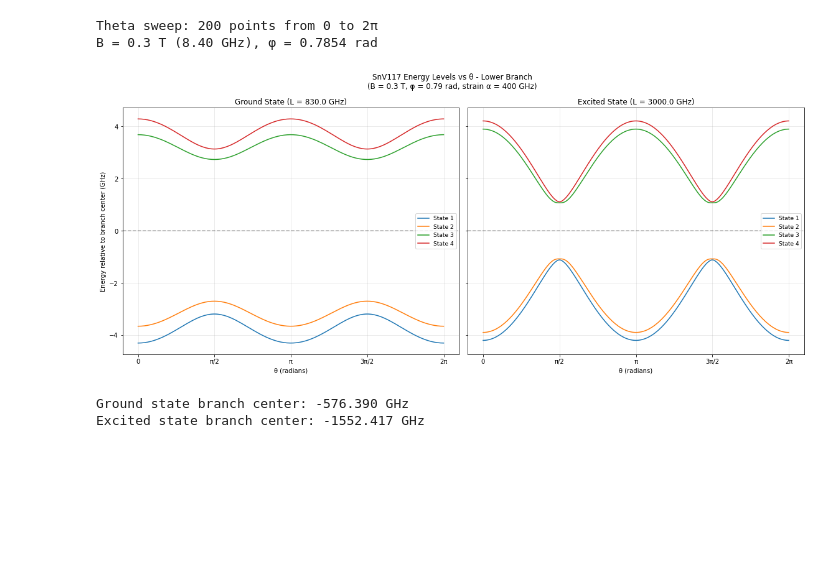
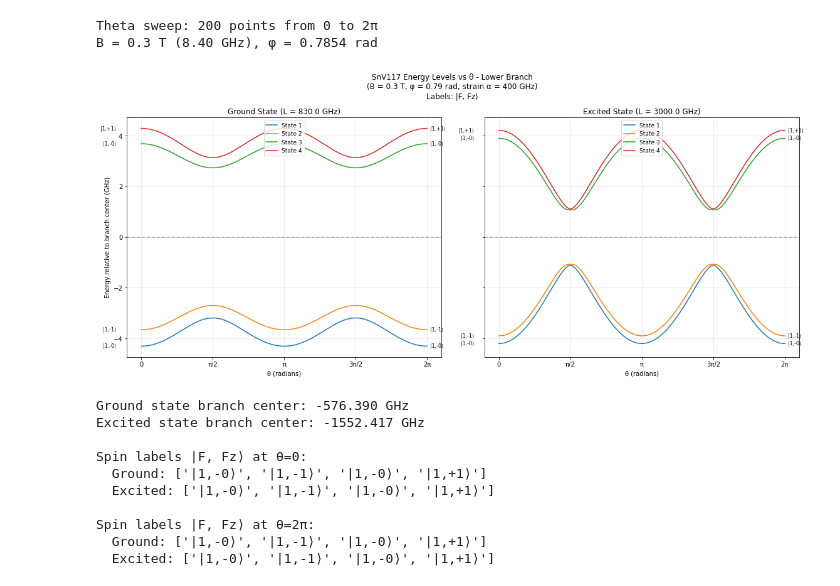
Before and after one commit to ahserhan/SnV_Qubit, a Jupyter notebook: SnV117/SnV117_energy_structure.ipynb, the cells around one changed output. Drawn from its saved outputs; the diff is of its cells as text; code cells hidden in the pictures; blank space fills up the shorter version.

```diff
--- a/SnV117/SnV117_energy_structure.ipynb
+++ b/SnV117/SnV117_energy_structure.ipynb
@@ -115,20 +190,31 @@ phi_fixed = np.pi/4  # arbitrary fixed phi
 alpha_theta = alpha
 beta_theta = beta
 
-# Arrays to store energies
+# Arrays to store energies and eigenstates at endpoints
 E_gnd_theta = np.zeros((len(thetas), 8))
 E_exc_theta = np.zeros((len(thetas), 8))
+U_states_gnd_theta_start = None
+U_states_gnd_theta_end = None
+U_states_exc_theta_start = None
+U_states_exc_theta_end = None
 
 # Solve for each theta
 for i, th in enumerate(thetas):
-    E_gnd_theta[i, :], _, _, _, _ = ham.solve_hamiltonian(
+    E_gnd_theta[i, :], _, _, U_gnd, _ = ham.solve_hamiltonian(
         np.array([B_fixed]), th, phi_fixed,
         params.q, params.Aperp_gnd, params.Apar_gnd, params.L, alpha_theta, beta_theta
     )
-    E_exc_theta[i, :], _, _, _, _ = ham.solve_hamiltonian(
+    E_exc_theta[i, :], _, _, U_exc, _ = ham.solve_hamiltonian(
         np.array([B_fixed]), th, phi_fixed,
         params.q_exc, params.Aperp_exc, params.Apar_exc, params.L_exc, alpha_theta, beta_theta
     )
+    # Store eigenstates at start and end
+    if i == 0:
+        U_states_gnd_theta_start = U_gnd[0]
+        U_states_exc_theta_start = U_exc[0]
+    if i == len(thetas) - 1:
+        U_states_gnd_theta_end = U_gnd[0]
+        U_states_exc_theta_end = U_exc[0]
 
 print(f"Theta sweep: {len(thetas)} points from 0 to 2π")
 print(f"B = {B_fixed_Tesla} T ({B_fixed:.2f} GHz), φ = {phi_fixed:.4f} rad")
@@ -152,38 +238,83 @@ exc_center_theta = np.mean(E_exc_lower_theta[0, :])
 E_gnd_centered_theta = E_gnd_lower_theta - gnd_center_theta
 E_exc_centered_theta = E_exc_lower_theta - exc_center_theta
 
+# Calculate |F, Fz> labels at theta=0 and theta=2pi
+def get_spin_labels_theta(U_states, indices):
+    """Get |F, Fz> labels for states."""
+    labels = []
+    for state_idx in indices:
+        psi = U_states[state_idx]
+        # Calculate F from F² = F(F+1) => F = (-1 + sqrt(1 + 4*F²)) / 2
+        f2_exp = qt.expect(F2, psi)
+        F_val = (-1 + np.sqrt(1 + 4*f2_exp)) / 2
+        # Calculate Fz = Sz + Iz
+        fz_exp = qt.expect(Fz, psi)
+        labels.append(f"|{F_val:.0f},{fz_exp:+.0f}⟩")
+    return labels
+
+labels_gnd_theta_start = get_spin_labels_theta(U_states_gnd_theta_start, lower_gnd_indices_theta)
+labels_gnd_theta_end = get_spin_labels_theta(U_states_gnd_theta_end, lower_gnd_indices_theta)
+labels_exc_theta_start = get_spin_labels_theta(U_states_exc_theta_start, lower_exc_indices_theta)
+labels_exc_theta_end = get_spin_labels_theta(U_states_exc_theta_end, lower_exc_indices_theta)
+
 fig, (ax1, ax2) = plt.subplots(1, 2, figsize=(16, 7), sharey=True)
 
 # Ground state plot (centered)
 for i in range(4):
     ax1.plot(thetas, E_gnd_centered_theta[:, i], '-', linewidth=1.5, label=f'State {lower_gnd_indices_theta[i]+1}')
+    # Add spin labels at start (theta=0)
+    ax1.annotate(labels_gnd_theta_start[i], xy=(thetas[0], E_gnd_centered_theta[0, i]),
+                 xytext=(-40, 0), textcoords='offset points', fontsize=8, ha='right', va='center')
+    # Add spin labels at end (theta=2pi)
+    ax1.annotate(labels_gnd_theta_end[i], xy=(thetas[-1], E_gnd_centered_theta[-1, i]),
+                 xytext=(5, 0), textcoords='offset points', fontsize=8, ha='left', va='center')
 ax1.set_xlabel('θ (radians)')
 ax1.set_ylabel('Energy relative to branch center (GHz)')
 ax1.set_title(f'Ground State (L = {params.L} GHz)')
-ax1.legend(loc='best', fontsize=9)
+ax1.legend(loc='upper center', fontsize=9)
 ax1.grid(True, alpha=0.3)
 ax1.axhline(y=0, color='k', linestyle='--', alpha=0.3)
 ax1.set_xticks([0, np.pi/2, np.pi, 3*np.pi/2, 2*np.pi])
 ax1.set_xticklabels(['0', 'π/2', 'π', '3π/2', '2π'])
 
 # Excited state plot (centered)
 for i in range(4):
     ax2.plot(thetas, E_exc_centered_theta[:, i], '-', linewidth=1.5, label=f'State {lower_exc_indices_theta[i]+1}')
+    # Add spin labels at start (theta=0)
+    ax2.annotate(labels_exc_theta_start[i], xy=(thetas[0], E_exc_centered_theta[0, i]),
+                 xytext=(-40, 0), textcoords='offset points', fontsize=8, ha='right', va='center')
+    # Add spin labels at end (theta=2pi)
+    ax2.annotate(labels_exc_theta_end[i], xy=(thetas[-1], E_exc_centered_theta[-1, i]),
+                 xytext=(5, 0), textcoords='offset points', fontsize=8, ha='left', va='center')
 ax2.set_xlabel('θ (radians)')
 ax2.set_title(f'Excited State (L = {params.L_exc} GHz)')
-ax2.legend(loc='best', fontsize=9)
+ax2.legend(loc='upper center', fontsize=9)
 ax2.grid(True, alpha=0.3)
 ax2.axhline(y=0, color='k', linestyle='--', alpha=0.3)
 ax2.set_xticks([0, np.pi/2, np.pi, 3*np.pi/2, 2*np.pi])
 ax2.set_xticklabels(['0', 'π/2', 'π', '3π/2', '2π'])
 
-fig.suptitle(f'SnV117 Energy Levels vs θ - Lower Branch\n(B = {B_fixed_Tesla} T, φ = {phi_fixed:.2f} rad, strain α = {alpha_theta} GHz)', fontsize=12)
+fig.suptitle(f'SnV117 Energy Levels vs θ - Lower Branch\n(B = {B_fixed_Tesla} T, φ = {phi_fixed:.2f} rad, strain α = {alpha_theta} GHz)\nLabels: |F, Fz⟩', fontsize=12)
 plt.tight_layout()
 plt.show()
 
 print(f"Ground state branch center: {gnd_center_theta:.3f} GHz")
 print(f"Excited state branch center: {exc_center_theta:.3f} GHz")
+print(f"\nSpin labels |F, Fz⟩ at θ=0:")
+print(f"  Ground: {labels_gnd_theta_start}")
+print(f"  Excited: {labels_exc_theta_start}")
+print(f"\nSpin labels |F, Fz⟩ at θ=2π:")
+print(f"  Ground: {labels_gnd_theta_end}")
+print(f"  Excited: {labels_exc_theta_end}")
 # %% [output]
-[figure, old version]
+[figure, new version]
 Ground state branch center: -576.390 GHz
 Excited state branch center: -1552.417 GHz
+
+Spin labels |F, Fz⟩ at θ=0:
+  Ground: ['|1,-0⟩', '|1,-1⟩', '|1,-0⟩', '|1,+1⟩']
+  Excited: ['|1,-0⟩', '|1,-1⟩', '|1,-0⟩', '|1,+1⟩']
+
+Spin labels |F, Fz⟩ at θ=2π:
+  Ground: ['|1,-0⟩', '|1,-1⟩', '|1,-0⟩', '|1,+1⟩']
+  Excited: ['|1,-0⟩', '|1,-1⟩', '|1,-0⟩', '|1,+1⟩']
```
Also changed, not shown: parts of 2 cells of this notebook, 2 other files.
